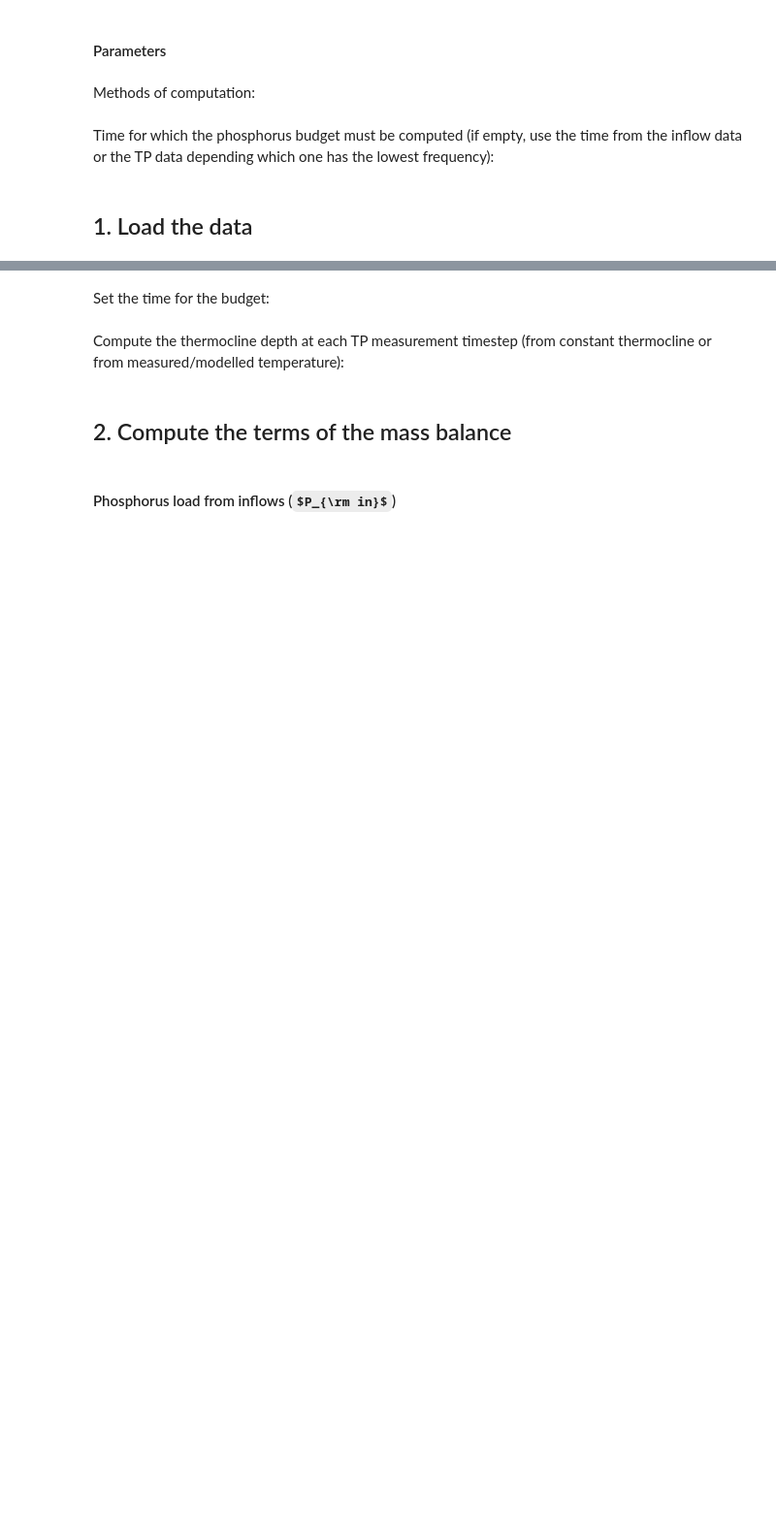
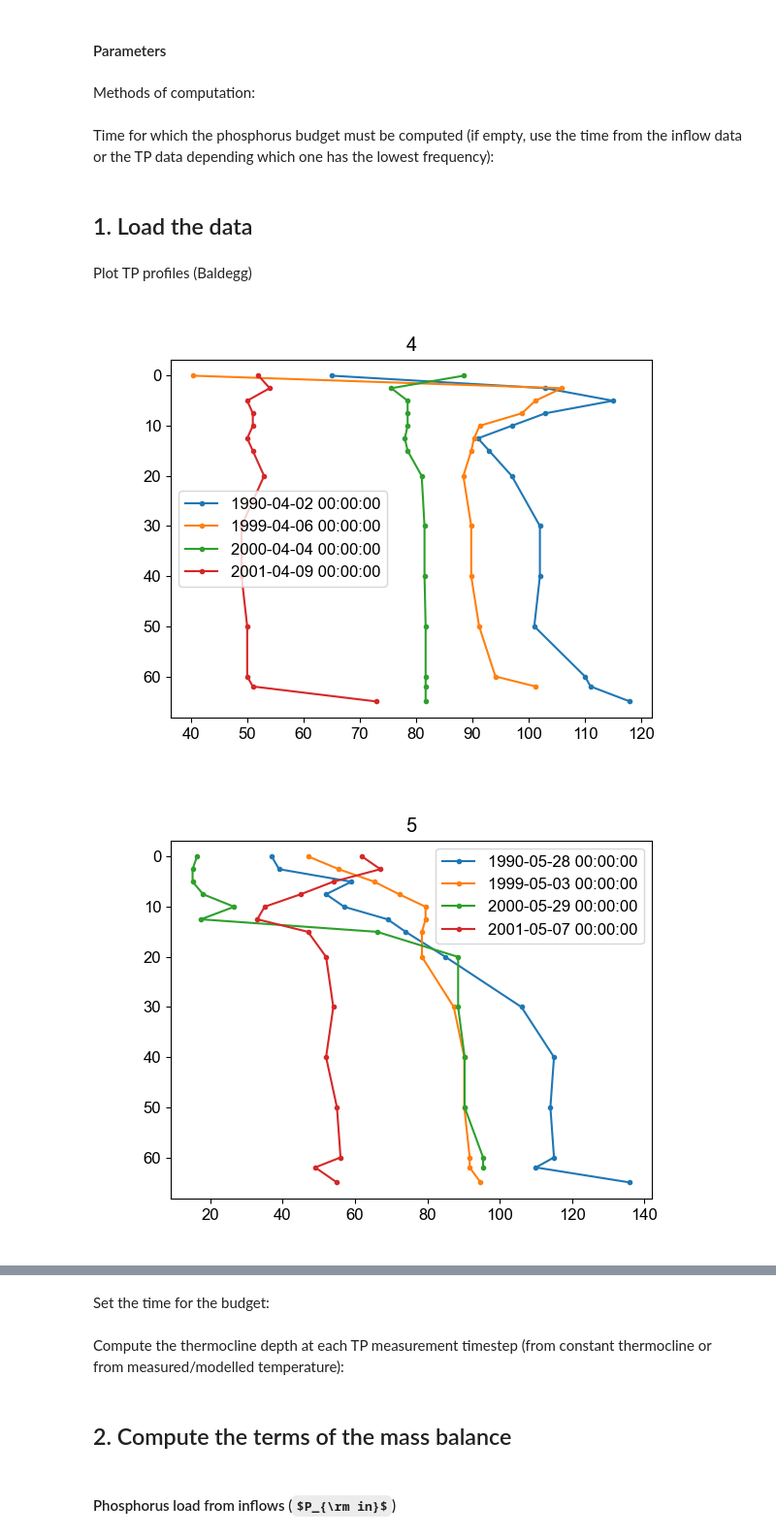
Before and after one commit to tdoda/phosphorus_model, a Jupyter notebook: Scripts/phosphorus_budget.ipynb, the cells around one changed output, grey strips where cells are left out. Shown at 97% size. Saved outputs shown, nothing was run; the diff lists cells and outputs as text; code cells hidden in the pictures; some formulas as TeX source; blank space fills up the shorter version.

```diff
--- a/Scripts/phosphorus_budget.ipynb
+++ b/Scripts/phosphorus_budget.ipynb
@@ -101,3 +101,59 @@ df_outflows=pd.read_csv("..\Data\\"+lakename+"\Outflows.csv", sep=",",parse_date
 df_TP=pd.read_csv("..\Data\\"+lakename+"\TP.csv", sep=",") # TP concentrations
 dates_TP=np.array([datetime.strptime(datestr,"%d/%m/%Y") for datestr in df_TP.columns[1:]]) # Dates with measured TP
 tnum_TP=np.array([d.replace(tzinfo=timezone.utc).timestamp() for d in dates_TP])
+# %% [markdown]
+Plot TP profiles (Baldegg)
+# %%
+month=4
+ind_plot0=np.where(dates_TP>datetime(1990,month,1))[0][0]
+ind_plot1=np.where(dates_TP>datetime(1999,month,1))[0][0]
+ind_plot2=np.where(dates_TP>datetime(2000,month,1))[0][0]
+ind_plot3=np.where(dates_TP>datetime(2001,month,1))[0][0]
+ind_plot4=np.where(dates_TP>datetime(2009,month,1))[0][0]
+TPval=df_TP.values[:,1:]
+plt.figure()
+plt.plot(TPval[:,ind_plot0],df_TP["Depth [m]"].to_numpy(),'.-')
+plt.plot(TPval[:,ind_plot1],df_TP["Depth [m]"].to_numpy(),'.-')
+plt.plot(TPval[:,ind_plot2],df_TP["Depth [m]"].to_numpy(),'.-')
+plt.plot(TPval[:,ind_plot3],df_TP["Depth [m]"].to_numpy(),'.-')
+plt.title(month)
+#plt.gca().legend(['1999','2000','2001'])
+plt.gca().legend(dates_TP[np.array([ind_plot0,ind_plot1,ind_plot2,ind_plot3])])
+plt.gca().invert_yaxis()
+
+month=month+1
+ind_plot0=np.where(dates_TP>datetime(1990,month,1))[0][0]
+ind_plot1=np.where(dates_TP>datetime(1999,month,1))[0][0]
+ind_plot2=np.where(dates_TP>datetime(2000,month,1))[0][0]
+ind_plot3=np.where(dates_TP>datetime(2001,month,1))[0][0]
+ind_plot4=np.where(dates_TP>datetime(2009,month,1))[0][0]
+TPval=df_TP.values[:,1:]
+plt.figure()
+plt.plot(TPval[:,ind_plot0],df_TP["Depth [m]"].to_numpy(),'.-')
+plt.plot(TPval[:,ind_plot1],df_TP["Depth [m]"].to_numpy(),'.-')
+plt.plot(TPval[:,ind_plot2],df_TP["Depth [m]"].to_numpy(),'.-')
+plt.plot(TPval[:,ind_plot3],df_TP["Depth [m]"].to_numpy(),'.-')
+plt.title(month)
+#plt.gca().legend(['1999','2000','2001'])
+plt.gca().legend(dates_TP[np.array([ind_plot0,ind_plot1,ind_plot2,ind_plot3])])
+plt.gca().invert_yaxis()
+
+month=month+1
+ind_plot0=np.where(dates_TP>datetime(1990,month,1))[0][0]
+ind_plot1=np.where(dates_TP>datetime(1999,month,1))[0][0]
+ind_plot2=np.where(dates_TP>datetime(2000,month,1))[0][0]
+ind_plot3=np.where(dates_TP>datetime(2001,month,1))[0][0]
+ind_plot4=np.where(dates_TP>datetime(2009,month,1))[0][0]
+TPval=df_TP.values[:,1:]
+plt.figure()
+plt.plot(TPval[:,ind_plot0],df_TP["Depth [m]"].to_numpy(),'.-')
+plt.plot(TPval[:,ind_plot1],df_TP["Depth [m]"].to_numpy(),'.-')
+plt.plot(TPval[:,ind_plot2],df_TP["Depth [m]"].to_numpy(),'.-')
+plt.plot(TPval[:,ind_plot3],df_TP["Depth [m]"].to_numpy(),'.-')
+plt.title(month)
+#plt.gca().legend(['1999','2000','2001'])
+plt.gca().legend(dates_TP[np.array([ind_plot0,ind_plot1,ind_plot2,ind_plot3])])
+plt.gca().invert_yaxis()
+# %% [output]
+[figure, added]
+[figure, added]
```
Also changed, not shown: parts of 11 cells of this notebook, 2 other files.
